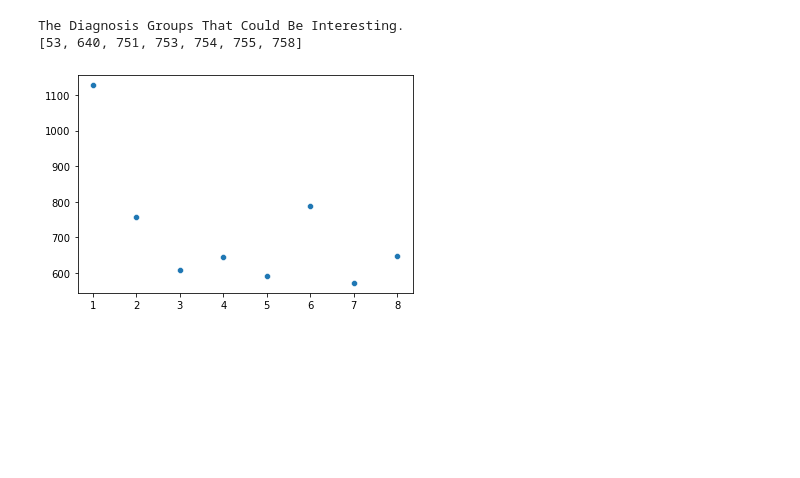
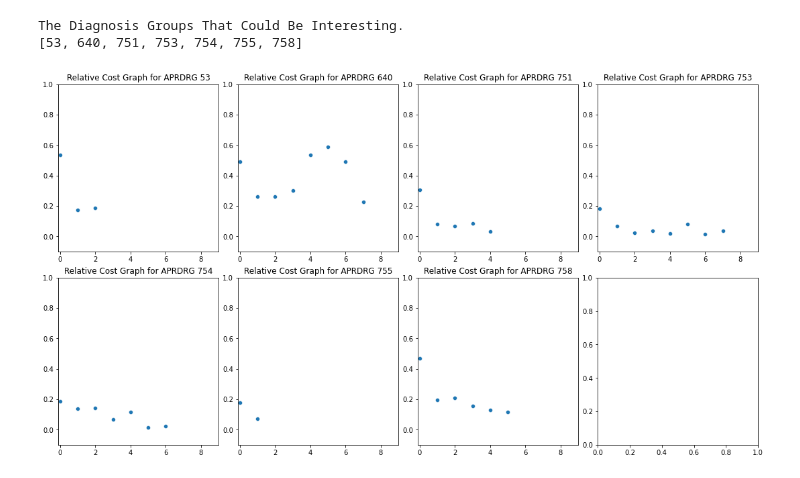
Before and after one commit to adcovell/wisconsin_healthcare_costs, a Jupyter notebook: healthcare_costs_wiscon.ipynb, the cells around one changed output. Drawn from its saved outputs; the diff is of its cells as text; code cells hidden in the pictures; blank space fills up the shorter version.

```diff
--- a/healthcare_costs_wiscon.ipynb
+++ b/healthcare_costs_wiscon.ipynb
@@ -63,11 +65,26 @@ print(interesting_diagnosis_groups)
 | 758 | 1747.650000 | 908.847059 | 20 |
 The Diagnosis Groups That Could Be Interesting.
 [53, 640, 751, 753, 754, 755, 758]
-# %%
-group_753_df = main_df[main_df.APRDRG == 753].copy()
-group_753_df['cost_per_day'] = group_753_df.TOTCHG/group_753_df.LOS
-
-cost_per_day_list = group_753_df.groupby(by = ['LOS']).cost_per_day.mean().to_list()
-_ = sns.scatterplot(x=range(1, len(cost_per_day_list)), y=cost_per_day_list[1:])
-# %% [output]
-[figure, removed]
+# %%
+# Plot all of the Per Day Costs In Grid Format
+pdc_fig, pdc_axes = plt.subplots(ncols=4, nrows=2, figsize=(15,8), constrained_layout=True)
+nrow = 0; ncolumn = 0;
+for i in interesting_diagnosis_groups:
+    if ncolumn == 4:
+        nrow = 1; ncolumn = 0
+    tid_bit = main_df[main_df.APRDRG == i].copy()
+    tid_bit['cost_per_day'] = tid_bit.TOTCHG/tid_bit.LOS
+
+    tid_bit.replace([np.inf, -np.inf], np.nan, inplace=True)
+    tid_bit.dropna(inplace=True)
+
+    tid_bit['normalized_cost_per_day'] = (tid_bit['cost_per_day'] - tid_bit['cost_per_day'].min())/(tid_bit['cost_per_day'].max() - tid_bit['cost_per_day'].min())
+
+    cost_per_day_list = tid_bit.groupby(by = ['LOS']).normalized_cost_per_day.mean().to_list()
+    _ = sns.scatterplot(x=range(len(cost_per_day_list)), y=cost_per_day_list[:], ax=pdc_axes[nrow, ncolumn])
+    pdc_axes[nrow, ncolumn].set_title("Relative Cost Graph for APRDRG {}".format(i))
+    pdc_axes[nrow, ncolumn].set_xlim(left=-0.1, right=9)
+    pdc_axes[nrow, ncolumn].set_ylim(bottom=-0.1, top=1)
+    ncolumn += 1
+# %% [output]
+[figure, added]
```
Also changed, not shown: parts of 10 cells of this notebook.
